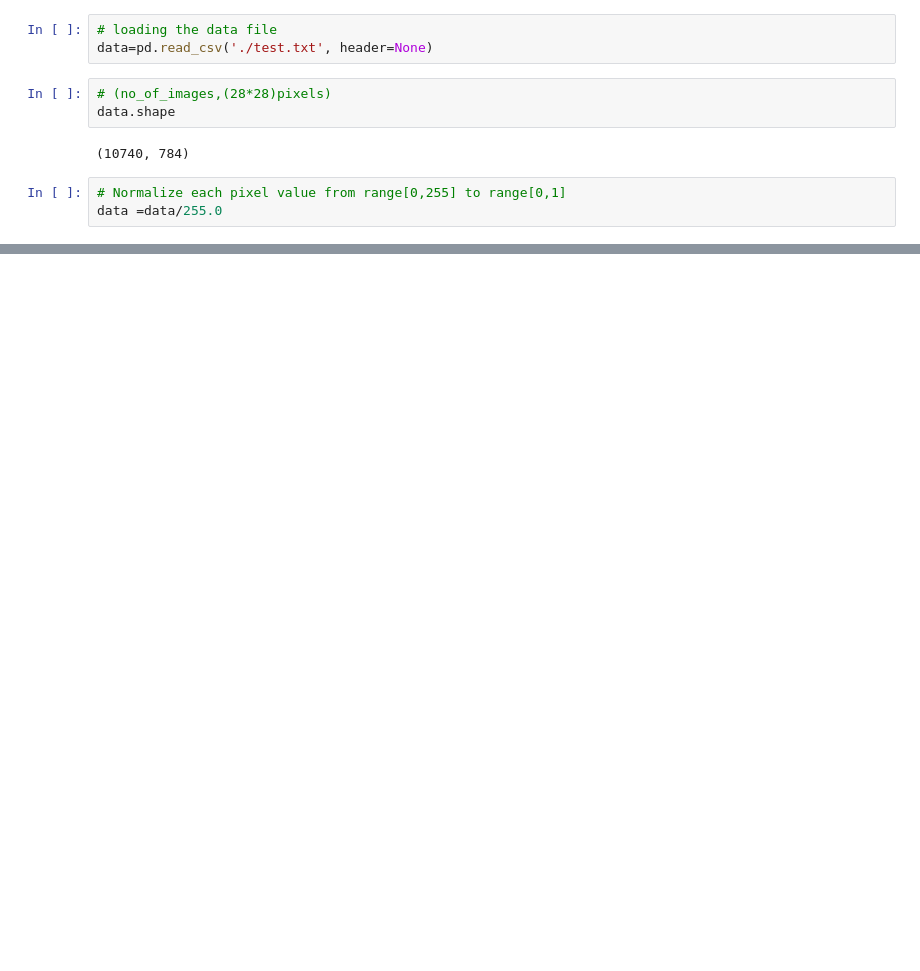
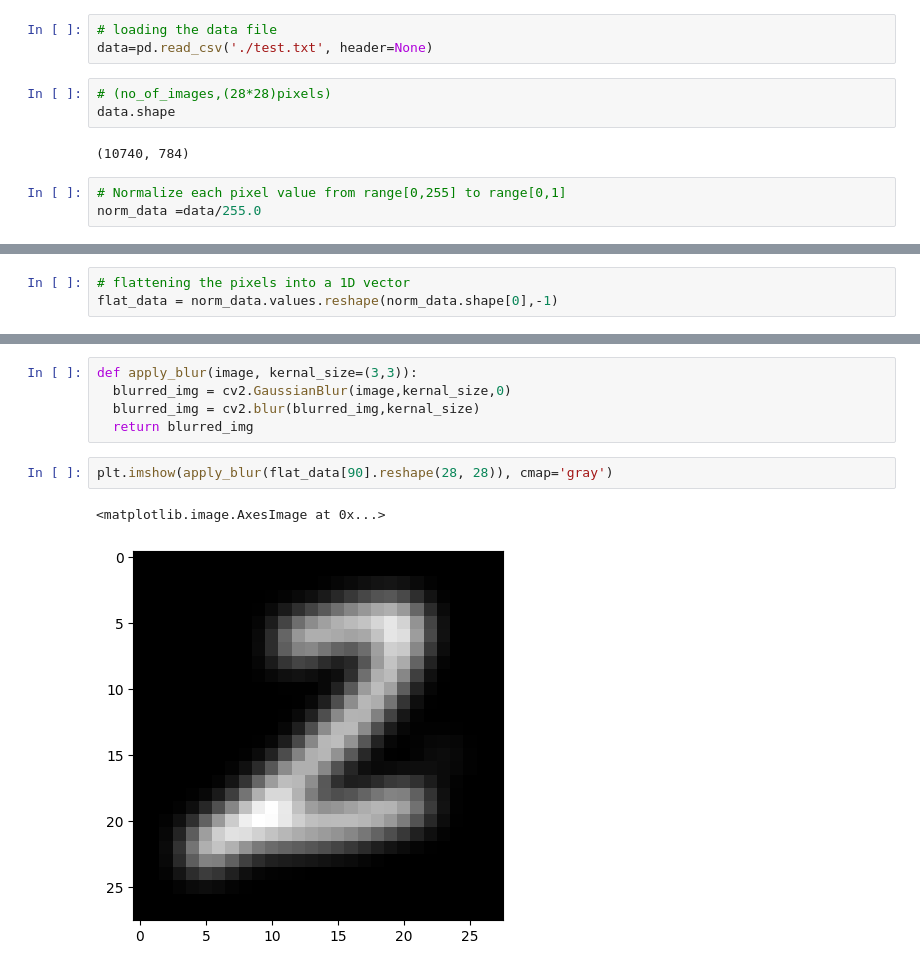
Before and after one commit to krithikajain/Handwritten-Digits-Clustering-using-K-Means, a Jupyter notebook: kmeans_clustering.ipynb, the cells around one changed output, grey strips where cells are left out. Saved outputs shown, nothing was run; the diff lists cells and outputs as text; blank space fills up the shorter version.

Commit message:
preprocessing of the data further

```diff
--- a/kmeans_clustering.ipynb
+++ b/kmeans_clustering.ipynb
@@ -15,4 +18,4 @@ data.shape
 (10740, 784)
 # %%
 # Normalize each pixel value from range[0,255] to range[0,1]
-data =data/255.0
+norm_data =data/255.0
@@ -21 +22,4 @@ data = data.values.reshape(data.shape[0],-1)
+# %%
+# flattening the pixels into a 1D vector
+flat_data = norm_data.values.reshape(norm_data.shape[0],-1)
 # %%
@@ -23,3 +27,13 @@ plt.imshow(data[90].reshape(28, 28), cmap='gray');
 plt.show()
 # %% [output]
 [figure]
+# %%
+def apply_blur(image, kernal_size=(3,3)):
+  blurred_img = cv2.GaussianBlur(image,kernal_size,0)
+  blurred_img = cv2.blur(blurred_img,kernal_size)
+  return blurred_img
+# %%
+plt.imshow(apply_blur(flat_data[90].reshape(28, 28)), cmap='gray')
+# %% [output]
+<matplotlib.image.AxesImage at 0x...>
+[figure, added]
```
Also changed, not shown: parts of 20 cells of this notebook.
